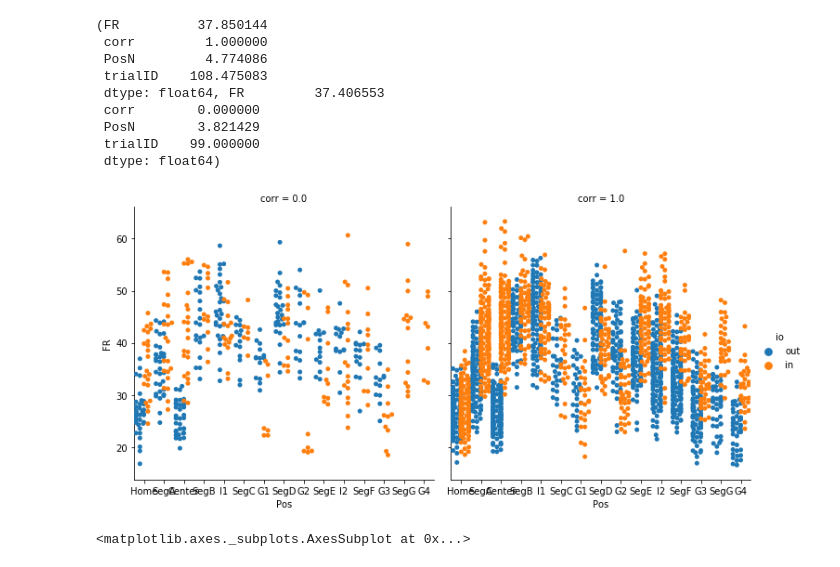
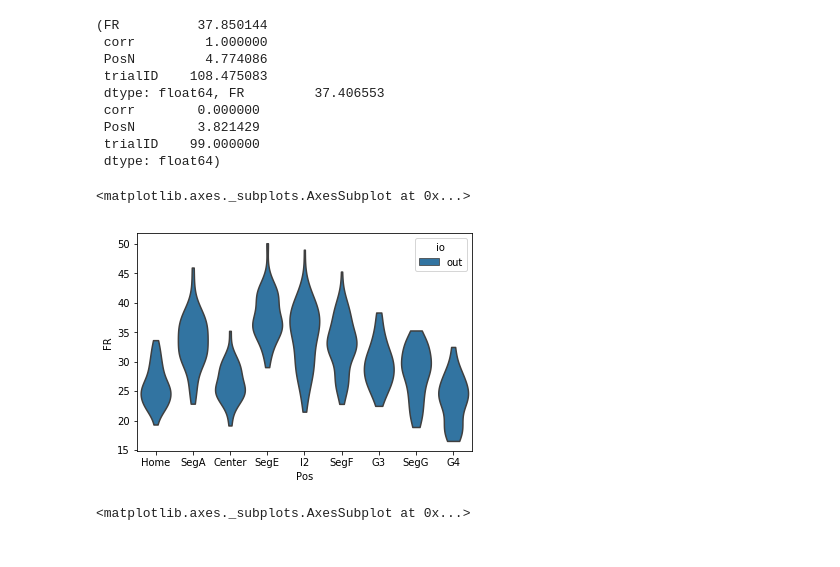
Before and after one commit to alexgonzl/TreeMazeAnalyses, a Jupyter notebook: Notebooks/Trials_Structures_Zones.ipynb, the cells around one changed output. Saved outputs shown, nothing was run; the diff lists cells and outputs as text; code cells hidden in the pictures.

```diff
--- a/Notebooks/Trials_Structures_Zones.ipynb
+++ b/Notebooks/Trials_Structures_Zones.ipynb
@@ -365,0 +601,16 @@ zMat(X.loc[tr2],mu[cell],sig[cell])
+# %%
+sns.set(style="whitegrid",font_scale=1.5)
+pal = sns.xkcd_palette(['spring green','light purple'])
+subset= cellDat['IO']=='Out'
+dat = cellDat[subset].groupby(['trID','Cue','Co','Desc']).mean()
+dat = dat.reset_index()
+
+with sns.color_palette(pal):
+    ax=sns.violinplot(y='zFR',x='Desc',hue='Cue',data=dat,split=False,scale='width',inner='quartile',order=['L','R'],hue_order=['L','R'],saturation=0.7)
+pal = sns.xkcd_palette(['emerald green','medium purple'])
+with sns.color_palette(pal):
+    ax=sns.swarmplot(y='zFR',x='Desc',hue='Cue',data=dat,dodge=True,order=['L','R'],hue_order=['L','R'],alpha=0.7,edgecolor='gray')
+l=ax.get_legend()
+l.set_visible(False)
+#plt.legend(bbox_to_anchor=(1.05, 0), loc=3, borderaxespad=0.,frameon=False,title='Cue')
+ax.set_xlabel('Decision')
@@ -365,0 +662,13 @@ zMat(X.loc[tr2],mu[cell],sig[cell])
+# %%
+subset = (cellDat['IO']=='O-I')
+dat = cellDat[subset]
+dat['Pos'] = dat['Pos'].astype('category')
+md = smf.mixedlm("zFR ~ Pos+Co*Cue", data=dat,groups=dat["trID"])
+mdf = md.fit()
+print(mdf.summary())
+print("R2 = {0:.3f}".format((np.corrcoef(mdf.fittedvalues,dat['zFR'])**2)[0,1]))
+print(mdf.wald_test_terms())
+
+sns.set()
+dat2 = dat.assign(fit = mdf.fittedvalues)
+sns.scatterplot(x='zFR',y='fit',hue='Cue',size='Goal',data=dat2,alpha=0.4)
@@ -581,14 +924,15 @@ D[(D['Pos']=='SegA') & (D['corr']==1)].mean(),D[(D['Pos']=='SegA') & (D['corr']=
  trialID    99.000000
  dtype: float64)
 # %%
-#sns.violinplot(x='Pos',y='FR',hue='io',,data=d3,cut=0,inner=None,ax=ax)
+sns.violinplot(x='Pos',y='FR',hue='io',data=d3,cut=0,inner=None)
 #f,ax=plt.subplots(1, figsize=(10,5))
 
-# g = sns.FacetGrid(D,col='io',hue='corr',height=6)
-# g.map(sns.violinplot,'Pos','FR',cut=0)
-g = sns.catplot(x='Pos',y='FR',hue='io',col='corr',data=D,kind='swarm',dodge=True)
+#g = sns.FacetGrid(D,col='io',hue='corr',height=6)
+#g.map(sns.violinplot,'Pos','FR',cut=0)
+#g = sns.catplot(x='Pos',y='FR',hue='io',col='corr',data=D,kind='swarm',dodge=True)
 # %% [output]
+<matplotlib.axes._subplots.AxesSubplot at 0x...>
-[figure, old version]
+[figure, new version]
 # %%
 f,ax=plt.subplots(1, figsize=(10,5))
 sns.lineplot(x='PosN',y='FR',hue='corr',style='io',data=D[D['traj']=='R_S2'],estimator=None,lw=1)
```
Also changed, not shown: parts of 30 cells of this notebook.
